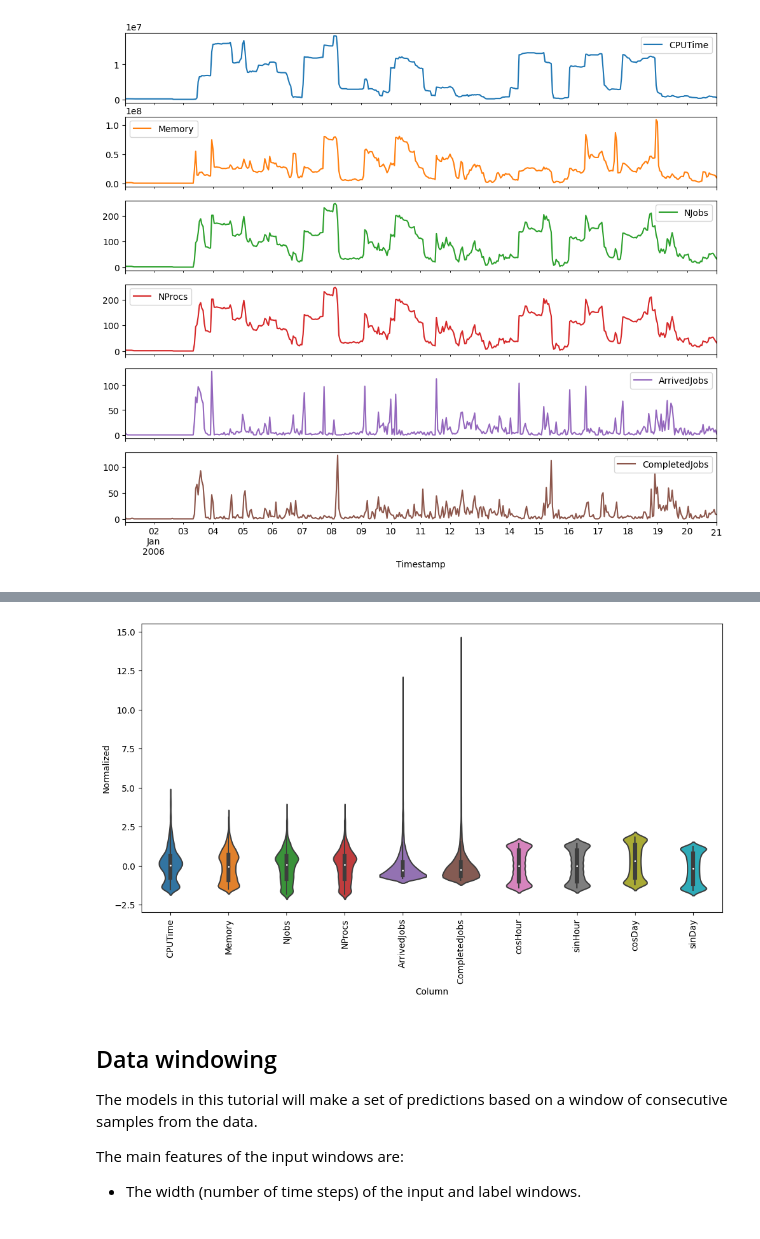
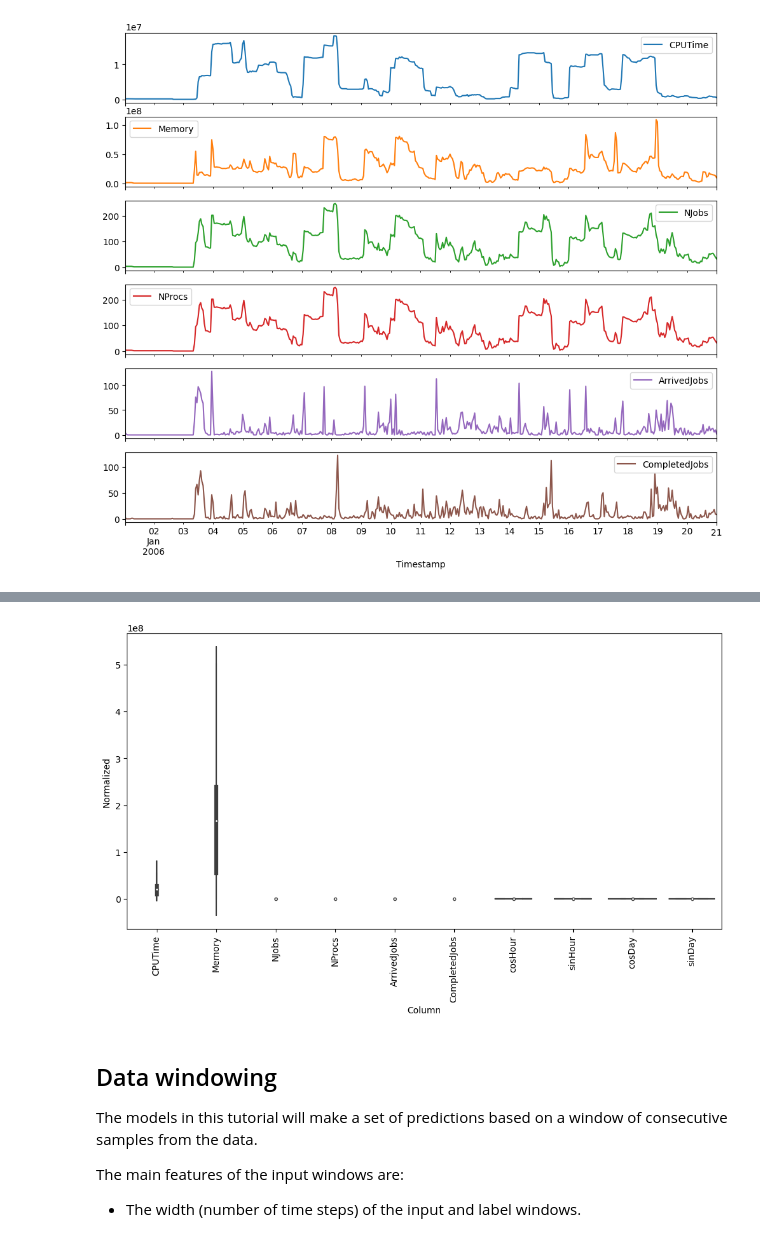
Before and after one commit to alextsaf/Thesis-NTUA, a Jupyter notebook: window.ipynb, the cells around one changed output, grey strips where cells are left out. Drawn from its saved outputs; the diff is of its cells as text; code cells hidden in the pictures.

```diff
--- a/window.ipynb
+++ b/window.ipynb
@@ -43,6 +43,8 @@ dateParser = lambda x: datetime.strptime(x, "%Y-%m-%d %H:%M:%S")
 dataset = pd.read_csv("./datasets/final/final-formed-auvergrid.csv", delimiter=',', date_parser=dateParser, parse_dates=['Timestamp'])
 
 date_time = pd.to_datetime(dataset['Timestamp'], format='%Y-%m-%d %H:%M:%S')
+
+dataset.drop('Timestamp', axis=1, inplace=True)
 # %%
 dataset.info()
 # %% [output]
@@ -95,12 +79,0 @@ dataset.describe().transpose()
-# %%
-dataset["cosHour"] = dataset["Timestamp"].map(lambda timestamp: np.cos(2*np.pi*timestamp.hour/24))
-dataset["sinHour"] = dataset["Timestamp"].map(lambda timestamp: np.sin(2*np.pi*timestamp.hour/24))
-
-dataset["cosDay"] = dataset["Timestamp"].map(lambda timestamp: np.cos(2*np.pi*timestamp.timetuple().tm_yday/365))
-dataset["sinDay"] = dataset["Timestamp"].map(lambda timestamp: np.sin(2*np.pi*timestamp.timetuple().tm_yday/365))
-
-
-dataset.drop(columns=["Timestamp"], inplace=True)
-# dataset.drop(columns=["ArrivedJobs", "CompletedJobs", 'NJobs'], inplace=True)
-
-dataset.head()
@@ -145,14 +131,10 @@ train_df.describe().transpose()
 # %%
-train_mean = train_df.mean()
-train_std = train_df.std()
-
-df_std = (dataset - train_mean) / train_std
-df_std = df_std.melt(var_name='Column', value_name='Normalized')
+df_std = train_df.melt(var_name='Column', value_name='Normalized')
 plt.figure(figsize=(12, 6))
 ax = sns.violinplot(x='Column', y='Normalized', data=df_std)
 _ = ax.set_xticklabels(dataset.keys(), rotation=90)
 # %% [output]
-[figure, old version]
+[figure, new version]
 # %% [markdown]
 ## Data windowing
 
```
Also changed, not shown: parts of 19 cells of this notebook.
